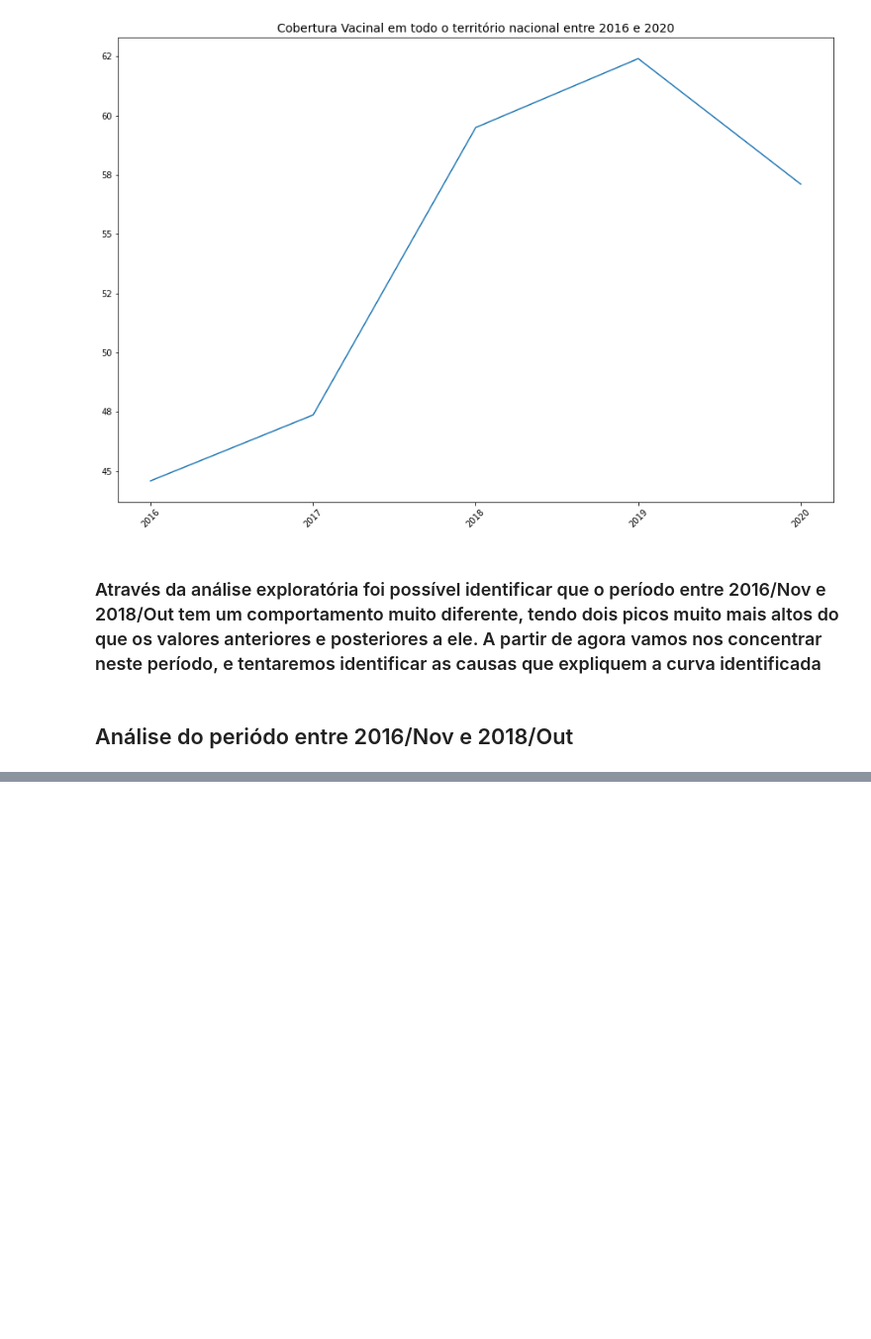
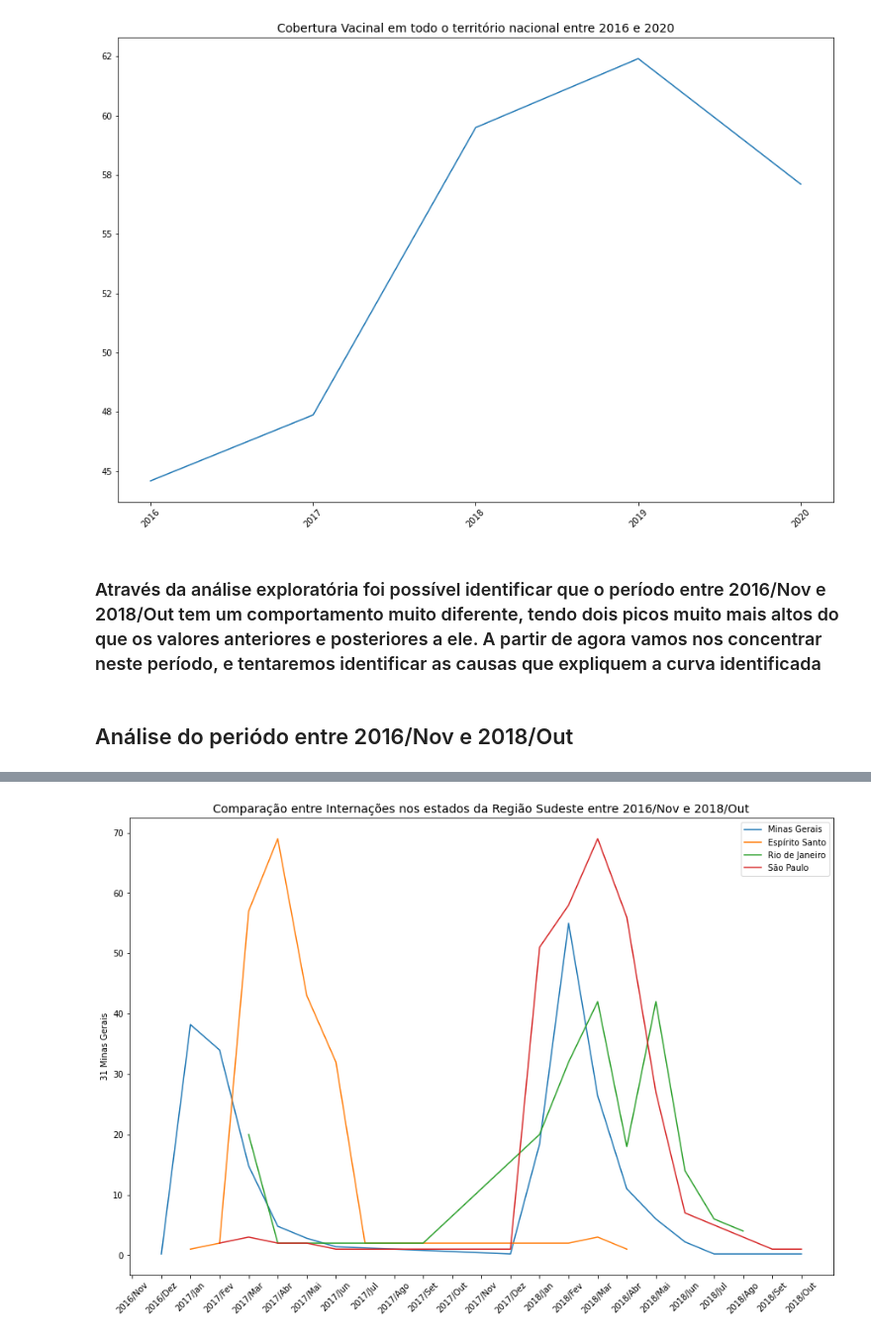
Before and after one commit to cmattosr/bootcampDS_Projeto02, a Jupyter notebook: ProjetoModulo02.ipynb, the cells around one changed output, grey strips where cells are left out. Shown at 99% size. Drawn from its saved outputs; the diff is of its cells as text; code cells hidden in the pictures; blank space fills up the shorter version.

```diff
--- a/ProjetoModulo02.ipynb
+++ b/ProjetoModulo02.ipynb
@@ -477,0 +501,13 @@ plt.show()
+# %%
+# Vamos plotar as internações de todos os estados da Região Sudeste e ajustar os valores porque temos interesse apenas na curva
+plt.figure(figsize=(15,10))
+plt.title(f"Comparação entre Internações nos estados da Região Sudeste entre 2016/Nov e 2018/Out", size=14)
+sns.lineplot(data=internacoes.loc["31 Minas Gerais","2016/Nov" : "2018/Out"]/5)
+sns.lineplot(data=internacoes.loc["32 Espírito Santo","2016/Nov" : "2018/Out"] )
+sns.lineplot(data=internacoes.loc["33 Rio de Janeiro","2016/Nov" : "2018/Out"] * 2)
+sns.lineplot(data=internacoes.loc["35 São Paulo","2016/Nov" : "2018/Out"])
+plt.legend(labels=["Minas Gerais", "Espírito Santo", "Rio de Janeiro", "São Paulo"])
+plt.xticks(rotation=45)
+plt.show()
+# %% [output]
+[figure, added]
```
Also changed, not shown: parts of 10 cells of this notebook.
